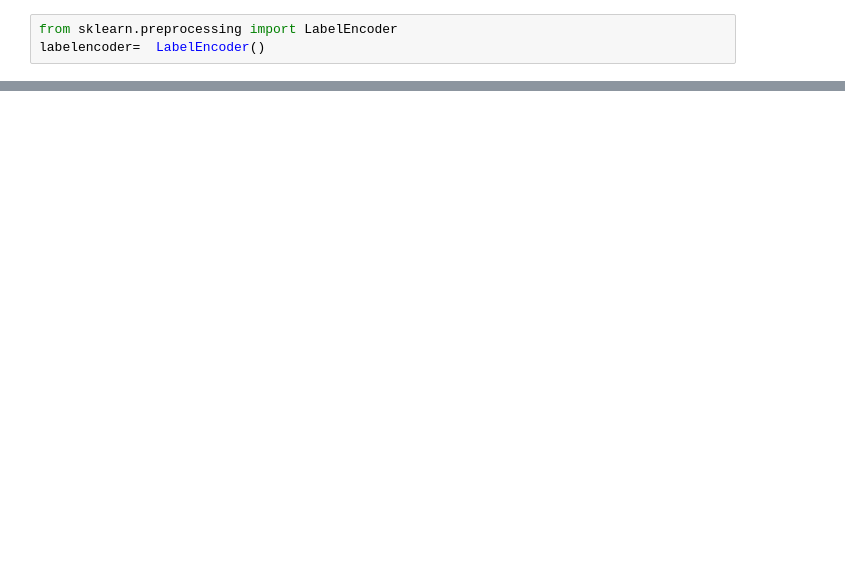
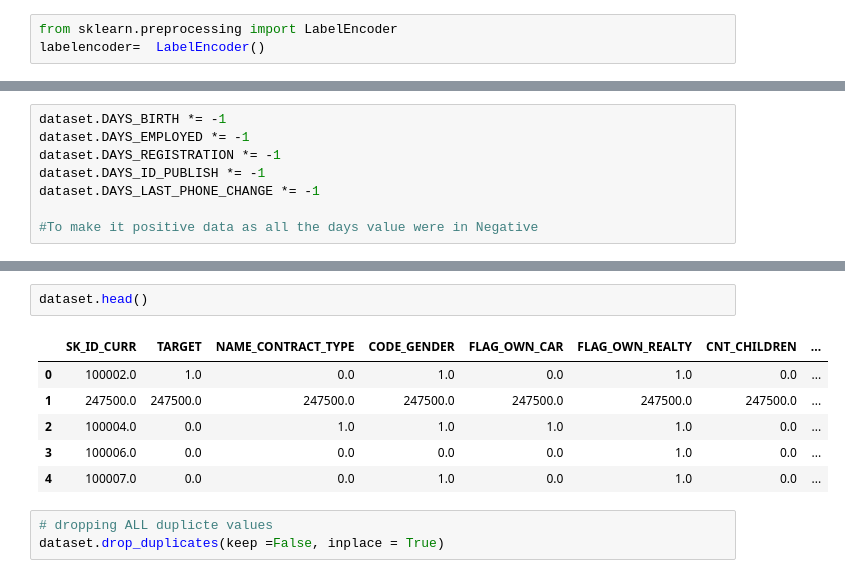
Before and after one commit to bijaykahar/House-Price-Predection, a Jupyter notebook: Home_Loan_Prediction_Rubixe.ipynb, the cells around one changed output, grey strips where cells are left out. Cells and saved outputs as stored; diff of their text form; blank space fills up the shorter version.

```diff
--- a/Home_Loan_Prediction_Rubixe.ipynb
+++ b/Home_Loan_Prediction_Rubixe.ipynb
@@ -162,0 +182,8 @@ Name: TARGET, dtype: float64
+# %%
+dataset.DAYS_BIRTH *= -1
+dataset.DAYS_EMPLOYED *= -1
+dataset.DAYS_REGISTRATION *= -1
+dataset.DAYS_ID_PUBLISH *= -1
+dataset.DAYS_LAST_PHONE_CHANGE *= -1
+
+#To make it positive data as all the days value were in Negative
@@ -162,0 +194,12 @@ Name: TARGET, dtype: float64
+# %%
+dataset.head()
+# %% [output]
+|  | SK_ID_CURR | TARGET | NAME_CONTRACT_TYPE | CODE_GENDER | FLAG_OWN_CAR | FLAG_OWN_REALTY | CNT_CHILDREN | ... |
+| 0 | 100002.0 | 1.0 | 0.0 | 1.0 | 0.0 | 1.0 | 0.0 | ... |
+| 1 | 247500.0 | 247500.0 | 247500.0 | 247500.0 | 247500.0 | 247500.0 | 247500.0 | ... |
+| 2 | 100004.0 | 0.0 | 1.0 | 1.0 | 1.0 | 1.0 | 0.0 | ... |
+| 3 | 100006.0 | 0.0 | 0.0 | 0.0 | 0.0 | 1.0 | 0.0 | ... |
+| 4 | 100007.0 | 0.0 | 0.0 | 1.0 | 0.0 | 1.0 | 0.0 | ... |
+# %%
+# dropping ALL duplicte values
+dataset.drop_duplicates(keep =False, inplace = True)
```
Also changed, not shown: parts of 53 cells of this notebook.
